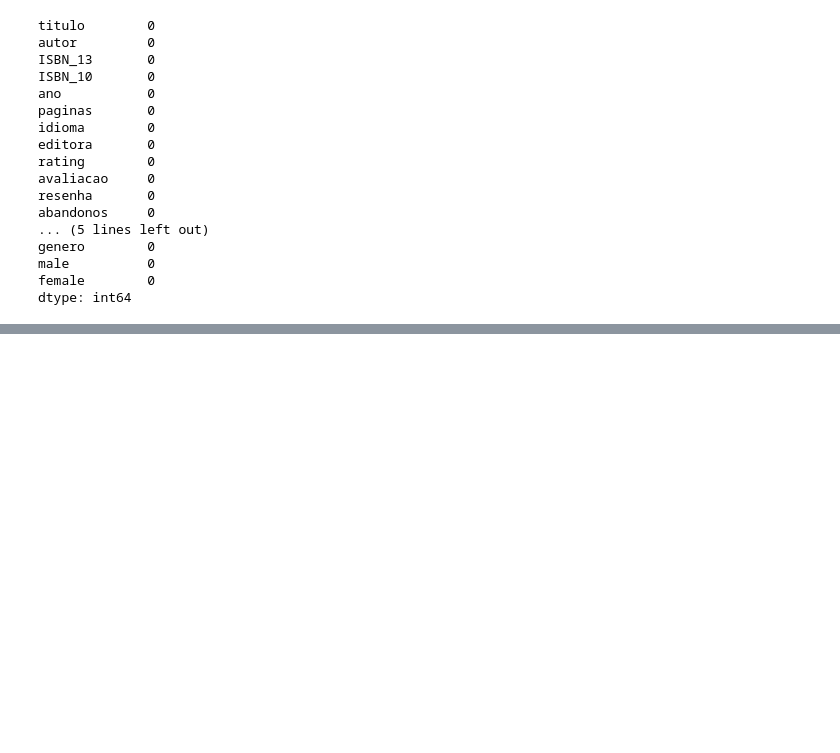
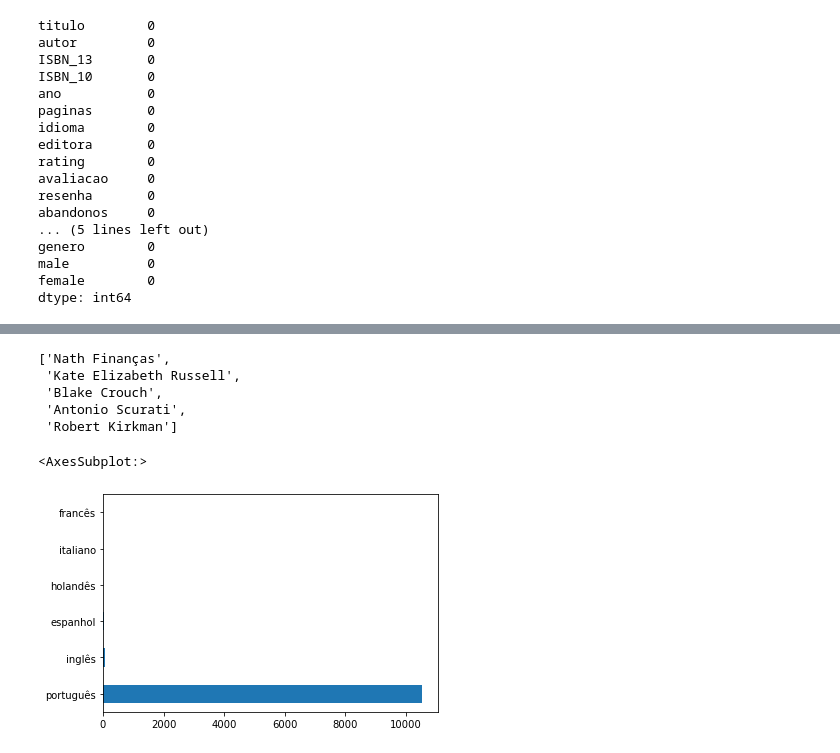
Before and after one commit to insper-classroom/22-1b-cd-p2-leandra_taina, a Jupyter notebook: Oficial.ipynb, the cells around one changed output, grey strips where cells are left out. Cells and saved outputs as stored; diff of their text form; code cells hidden in the pictures; blank space fills up the shorter version.

```diff
--- a/Oficial.ipynb
+++ b/Oficial.ipynb
@@ -102,0 +104,14 @@ plt.show()
+# %%
+valor=dados.autor.sort_values(ascending=False)
+lista=[]
+for a in range(5):
+    if valor[a] not in lista:
+        lista.append(valor[a])
+
+lista
+# %% [output]
+['Nath Finanças',
+ 'Kate Elizabeth Russell',
+ 'Blake Crouch',
+ 'Antonio Scurati',
+ 'Robert Kirkman']
@@ -102,0 +120,7 @@ plt.show()
+# %%
+idioma = dados['idioma'].value_counts()
+# %%
+idioma.plot(kind='barh')
+# %% [output]
+<AxesSubplot:>
+[figure, added]
```
Also changed, not shown: parts of 13 cells of this notebook.
